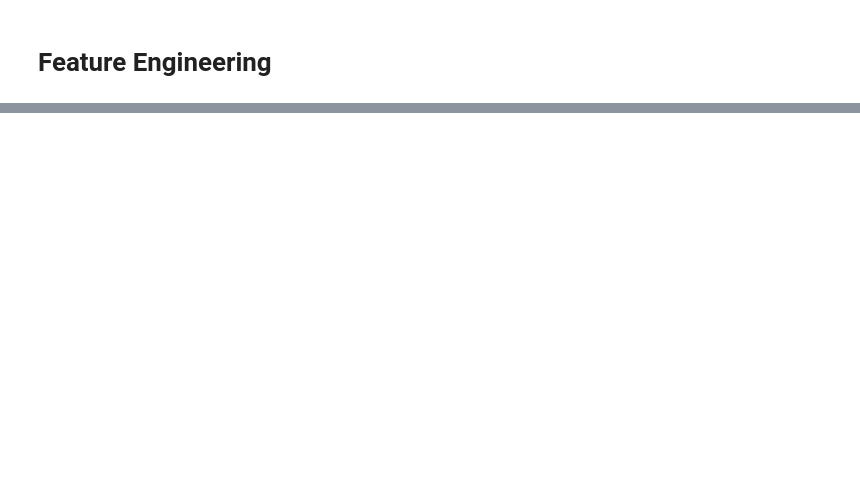
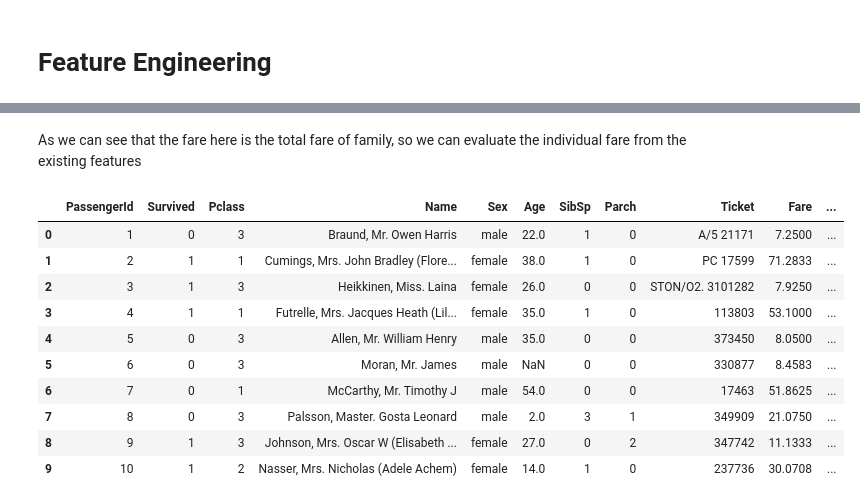
Before and after one commit to niteshpantha/titanic_data, a Jupyter notebook: titanic_analysis.ipynb, the cells around one changed output, grey strips where cells are left out. Saved outputs shown, nothing was run; the diff lists cells and outputs as text; code cells hidden in the pictures; blank space fills up the shorter version.

```diff
--- a/titanic_analysis.ipynb
+++ b/titanic_analysis.ipynb
@@ -570,0 +573,2 @@ This is the visualization of the multivariate analysis we just performed above w
+# %%
+df_train['family_size'] = df_train['SibSp'] + df_train['Parch'] +1
@@ -570,0 +584,12 @@ This is the visualization of the multivariate analysis we just performed above w
+# %%
+# let's categorize the family size
+
+def family_size_func(num):
+    if num == 1:
+        return 'Alone'
+    elif num > 1 and num <=4:
+        return 'Small'
+    else:
+        return 'large'
+# %%
+df_train['family_status'] = df_train['family_size'].apply(family_size_func)
@@ -570,0 +610,18 @@ This is the visualization of the multivariate analysis we just performed above w
+# %% [markdown]
+As we can see that the fare here is the total fare of family, so we can evaluate the individual fare from the existing features
+# %%
+df_train['Individual_Fare'] = df_train['Fare'] / df_train['family_size']
+# %%
+df_train[:10]
+# %% [output]
+|  | PassengerId | Survived | Pclass | Name | Sex | Age | SibSp | Parch | Ticket | Fare | ... |
+| 0 | 1 | 0 | 3 | Braund, Mr. Owen Harris | male | 22.0 | 1 | 0 | A/5 21171 | 7.2500 | ... |
+| 1 | 2 | 1 | 1 | Cumings, Mrs. John Bradley (Flore... | female | 38.0 | 1 | 0 | PC 17599 | 71.2833 | ... |
+| 2 | 3 | 1 | 3 | Heikkinen, Miss. Laina | female | 26.0 | 0 | 0 | STON/O2. 3101282 | 7.9250 | ... |
+| 3 | 4 | 1 | 1 | Futrelle, Mrs. Jacques Heath (Lil... | female | 35.0 | 1 | 0 | 113803 | 53.1000 | ... |
+| 4 | 5 | 0 | 3 | Allen, Mr. William Henry | male | 35.0 | 0 | 0 | 373450 | 8.0500 | ... |
+| 5 | 6 | 0 | 3 | Moran, Mr. James | male | NaN | 0 | 0 | 330877 | 8.4583 | ... |
+| 6 | 7 | 0 | 1 | McCarthy, Mr. Timothy J | male | 54.0 | 0 | 0 | 17463 | 51.8625 | ... |
+| 7 | 8 | 0 | 3 | Palsson, Master. Gosta Leonard | male | 2.0 | 3 | 1 | 349909 | 21.0750 | ... |
+| 8 | 9 | 1 | 3 | Johnson, Mrs. Oscar W (Elisabeth ... | female | 27.0 | 0 | 2 | 347742 | 11.1333 | ... |
+| 9 | 10 | 1 | 2 | Nasser, Mrs. Nicholas (Adele Achem) | female | 14.0 | 1 | 0 | 237736 | 30.0708 | ... |
```
Also changed, not shown: parts of 13 cells of this notebook.
